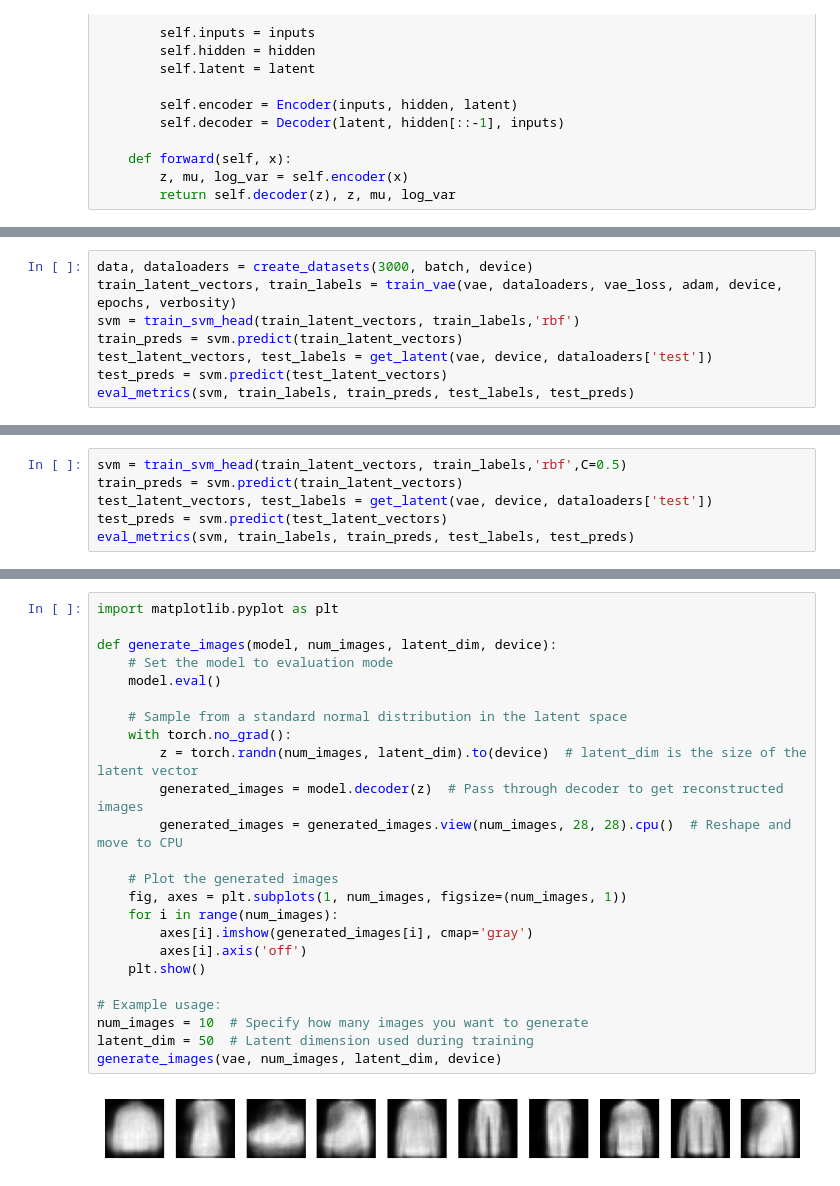
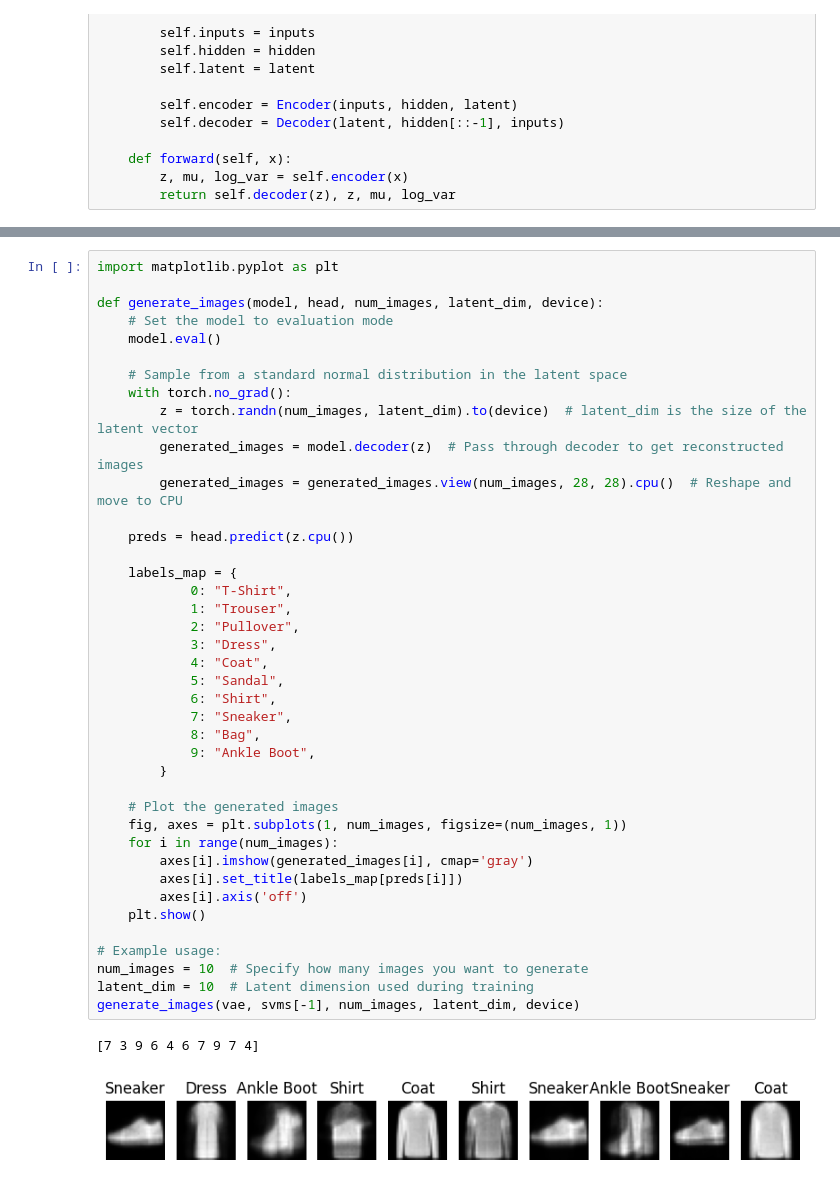
Before and after one commit to mitkrieg/dl-assignment-3, a Jupyter notebook: vae_svm.ipynb, the cells around one changed output, grey strips where cells are left out. Drawn from its saved outputs; the diff is of its cells as text.

```diff
--- a/vae_svm.ipynb
+++ b/vae_svm.ipynb
@@ -397,8 +382,0 @@ vae = vae.to(device)
-# %%
-data, dataloaders = create_datasets(3000, batch, device)
-train_latent_vectors, train_labels = train_vae(vae, dataloaders, vae_loss, adam, device, epochs, verbosity)
-svm = train_svm_head(train_latent_vectors, train_labels,'rbf')
-train_preds = svm.predict(train_latent_vectors)
-test_latent_vectors, test_labels = get_latent(vae, device, dataloaders['test'])
-test_preds = svm.predict(test_latent_vectors)
-eval_metrics(svm, train_labels, train_preds, test_labels, test_preds)
@@ -423,6 +382,0 @@ F1 Score:        0.88068         0.68809
-# %%
-svm = train_svm_head(train_latent_vectors, train_labels,'rbf',C=0.5)
-train_preds = svm.predict(train_latent_vectors)
-test_latent_vectors, test_labels = get_latent(vae, device, dataloaders['test'])
-test_preds = svm.predict(test_latent_vectors)
-eval_metrics(svm, train_labels, train_preds, test_labels, test_preds)
@@ -437,26 +437,43 @@ F1 Score:        0.81652         0.68912
 # %%
 import matplotlib.pyplot as plt
 
-def generate_images(model, num_images, latent_dim, device):
+def generate_images(model, head, num_images, latent_dim, device):
     # Set the model to evaluation mode
     model.eval()
 
     # Sample from a standard normal distribution in the latent space
     with torch.no_grad():
         z = torch.randn(num_images, latent_dim).to(device)  # latent_dim is the size of the latent vector
         generated_images = model.decoder(z)  # Pass through decoder to get reconstructed images
         generated_images = generated_images.view(num_images, 28, 28).cpu()  # Reshape and move to CPU
 
+    preds = head.predict(z.cpu())
+
+    labels_map = {
+            0: "T-Shirt",
+            1: "Trouser",
+            2: "Pullover",
+            3: "Dress",
+            4: "Coat",
+            5: "Sandal",
+            6: "Shirt",
+            7: "Sneaker",
+            8: "Bag",
+            9: "Ankle Boot",
+        }
+
     # Plot the generated images
     fig, axes = plt.subplots(1, num_images, figsize=(num_images, 1))
     for i in range(num_images):
         axes[i].imshow(generated_images[i], cmap='gray')
+        axes[i].set_title(labels_map[preds[i]])
         axes[i].axis('off')
     plt.show()
 
 # Example usage:
 num_images = 10  # Specify how many images you want to generate
-latent_dim = 50  # Latent dimension used during training
-generate_images(vae, num_images, latent_dim, device)
+latent_dim = 10  # Latent dimension used during training
+generate_images(vae, svms[-1], num_images, latent_dim, device)
 # %% [output]
+[7 3 9 6 4 6 7 9 7 4]
-[figure, old version]
+[figure, new version]
```
Also changed, not shown: parts of 13 cells of this notebook.
